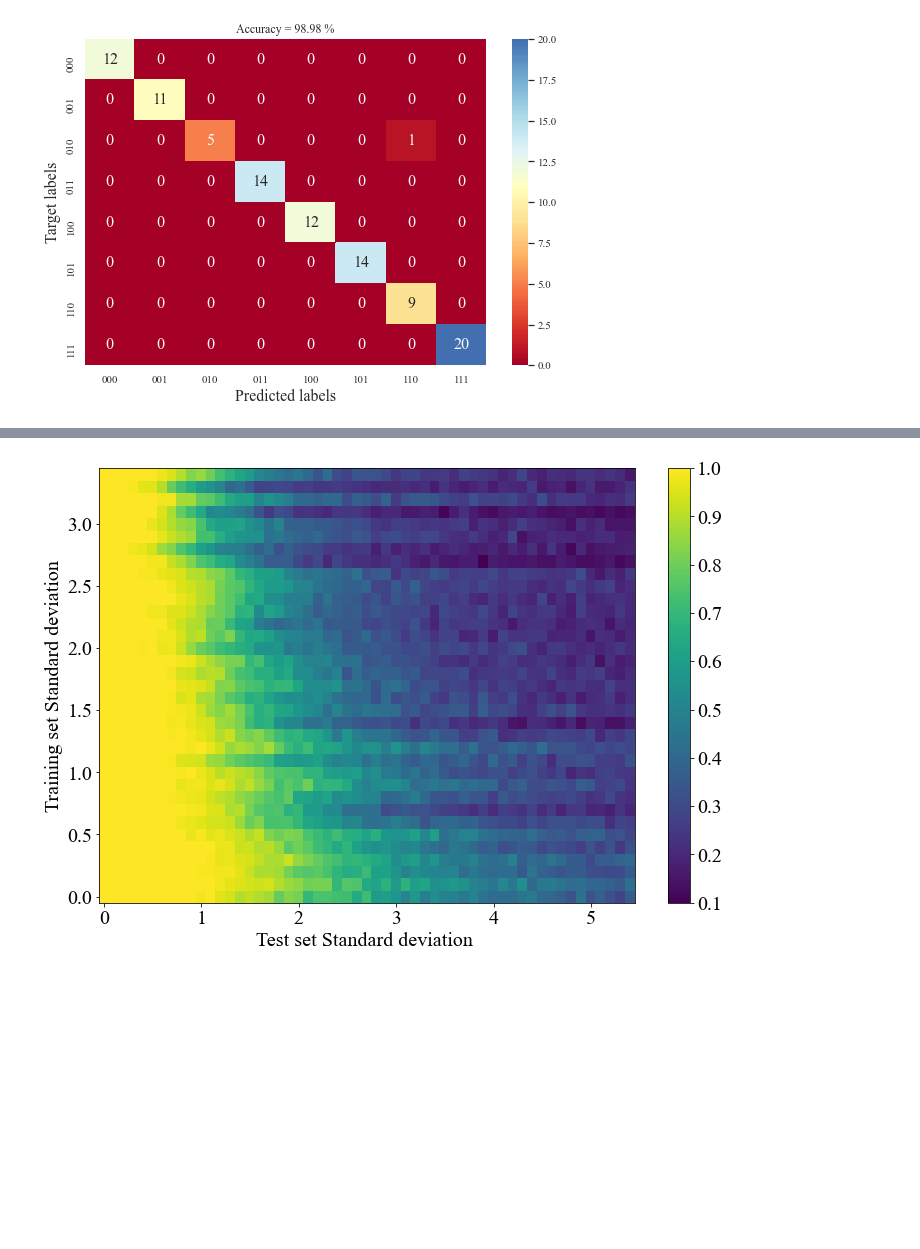
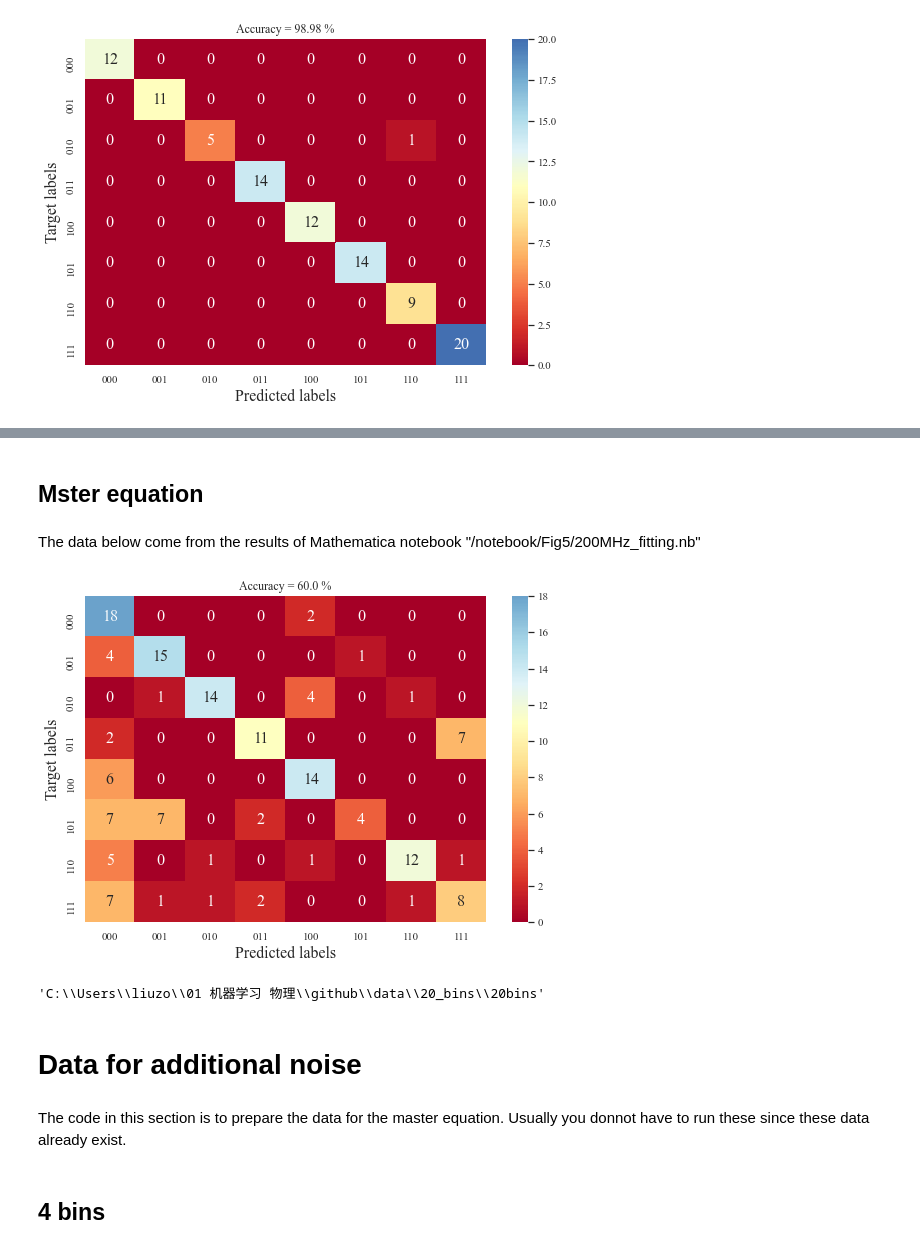
Before and after one commit to johnzja/Deep-learning-enhanced-Rydberg-multifrequency-microwave-recognition, a Jupyter notebook: notebook/deep_learning.ipynb, the cells around one changed output, grey strips where cells are left out. Saved outputs shown, nothing was run; the diff lists cells and outputs as text; code cells hidden in the pictures; blank space fills up the shorter version.

```diff
--- a/notebook/deep_learning.ipynb
+++ b/notebook/deep_learning.ipynb
@@ -928,18 +746,53 @@ plt.plot(acc_mat[0])
-# %%
-acc_mat = np.squeeze(np.array(acc_mat))
-
-x = np.arange(0, 5.5, 0.1)
-y = np.arange(0, 3.5, 0.1)
-X, Y = np.meshgrid(x, y)
-
-plt.figure(figsize=(12, 8))
-plt.rcParams.update({"font.size":20})
-plt.rcParams['font.family'] = 'Times New Roman'
-plt.pcolor(X, Y, acc_mat, shading='auto',edgecolors='None',snap=False)
-plt.colorbar()
-plt.xlabel('Test set Standard deviation ')
-plt.ylabel('Training set Standard deviation')
-#plt.savefig('noise_map1.eps')
-plt.show()
-# %% [output]
-[figure, removed]
+# %% [markdown]
+## Mster equation
+# %%
+import seaborn as sns; sns.set()
+import matplotlib.pyplot as plt
+import matplotlib as mpl
+
+mpl.rcParams['font.family'] = 'Times New Roman'
+mpl.rcParams['font.size'] = 16
+# %%
+def confusion_matrix(pres, y_test):
+    cm = np.zeros((8,8))
+    for id, pre in enumerate(pres):
+        column = int(pre[0]*4 + pre[1] * 2 + pre[2] * 1 )
+        row = int(y_test[id, 0]*4 + y_test[id, 1] * 2 + y_test[id, 2] * 1)
+        cm[row, column] += 1
+    return cm
+
+def heatmap(ma, filename):
+    labels = ["000", "001","010","011","100","101","110","111"]
+    acc = np.round(np.sum(np.diag(ma))/np.sum(ma), 5)
+    ma = pd.DataFrame(ma, index=labels, columns=labels)
+    f,ax = plt.subplots(figsize=(9, 6))
+    ax = sns.heatmap(ma, annot=True, center=11, cmap='RdYlBu')
+    plt.xlabel("Predicted labels",fontdict={'size':16})
+    plt.ylabel("Target labels",fontdict={'size':16})
+    plt.title('Accuracy = %s %%'%str(acc*100))
+    plt.savefig('%s.eps'%str(filename),dpi=300, bbox_inches="tight")
+    plt.show()
+# %% [markdown]
+The data below come from the results of Mathematica notebook "/notebook/Fig5/200MHz_fitting.nb"
+# %%
+cm_master=np.concatenate([np.histogram([0, 0, 0, 4, 0, 0, 0, 0, 0, 0, 0, 0, 0, 0, 0, 0, 0, 0, 4, 0],bins=np.arange(9))[0],
+np.histogram([0, 1, 0, 1, 1, 1, 1, 1, 1, 1, 1, 1, 0, 0, 1, 5, 1, 1, 1, 1],bins=np.arange(9))[0],
+np.histogram([6, 2, 2, 2, 2, 2, 1, 4, 4, 2, 2, 2, 2, 4, 2, 4, 2, 2, 2, 2],bins=np.arange(9))[0],
+np.histogram([7, 7, 3, 7, 7, 0, 3, 7, 0, 3, 3, 7, 3, 3, 3, 7, 3, 3, 3, 3],bins=np.arange(9))[0],
+np.histogram([0, 4, 0, 0, 4, 4, 4, 4, 0, 4, 4, 0, 0, 4, 4, 4, 4, 4, 4, 4],bins=np.arange(9))[0],
+np.histogram([0, 5, 5, 1, 1, 0, 1, 1, 1, 1, 5, 3, 0, 0, 0, 0, 3, 1, 0, 5],bins=np.arange(9))[0],
+np.histogram([6, 6, 0, 0, 6, 6, 0, 6, 0, 6, 4, 6, 2, 6, 6, 6, 0, 6, 6, 7],bins=np.arange(9))[0],
+np.histogram([3, 7, 0, 7, 7, 0, 6, 7, 7, 3, 0, 0, 0, 0, 7, 2, 7, 1, 7, 0],bins=np.arange(9))[0]],axis=0).reshape(8,8)
+heatmap(cm_master,'200Hz')
+# %% [output]
+[figure, added]
+# %%
+pwd
+# %% [output]
+'C:\\Users\\liuzo\\01 机器学习 物理\\github\\data\\20_bins\\20bins'
+# %% [markdown]
+# Data for additional noise
+# %% [markdown]
+The code in this section is to prepare the data for the master equation. Usually you donnot have to run these since these data already exist.
+# %% [markdown]
+## 4 bins
```
Also changed, not shown: parts of 65 cells of this notebook.
